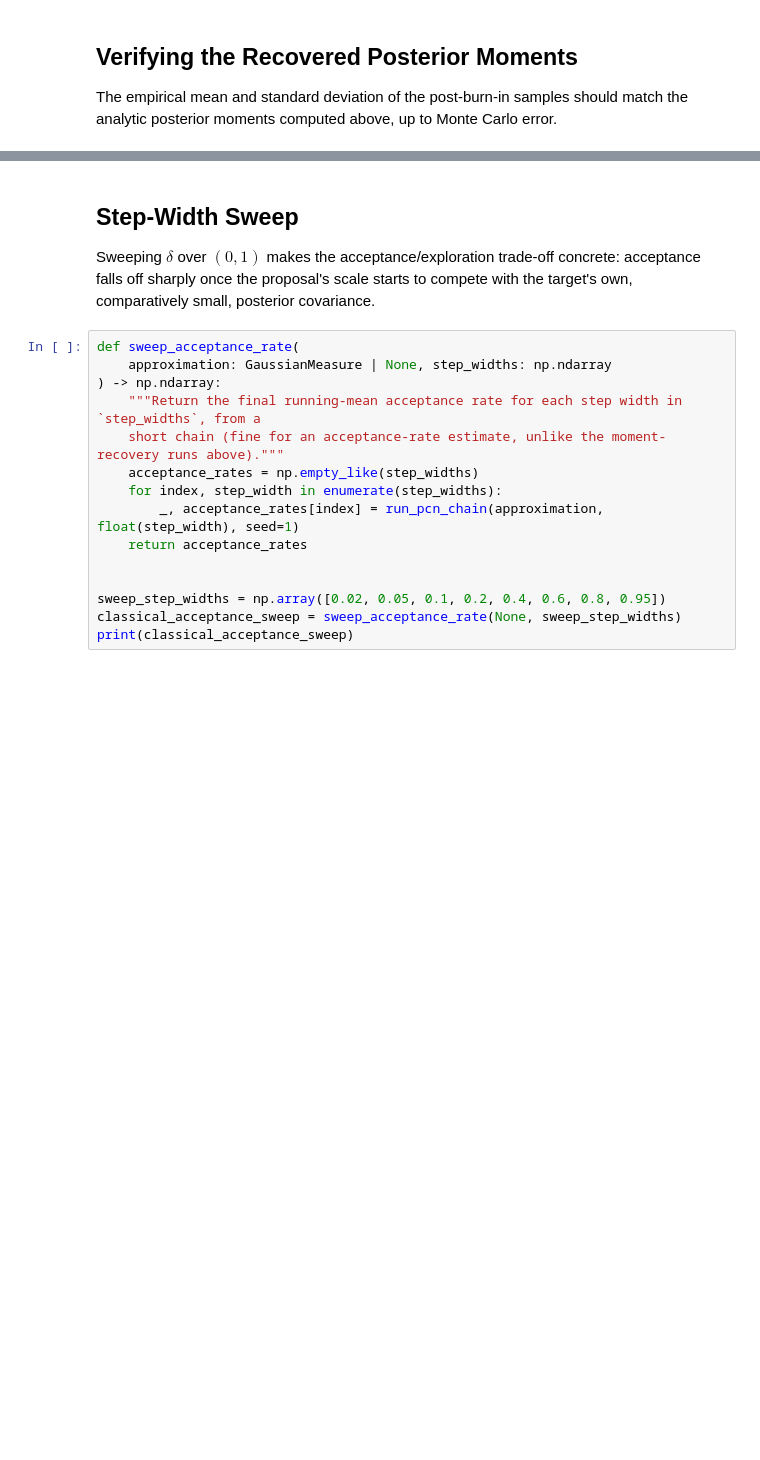
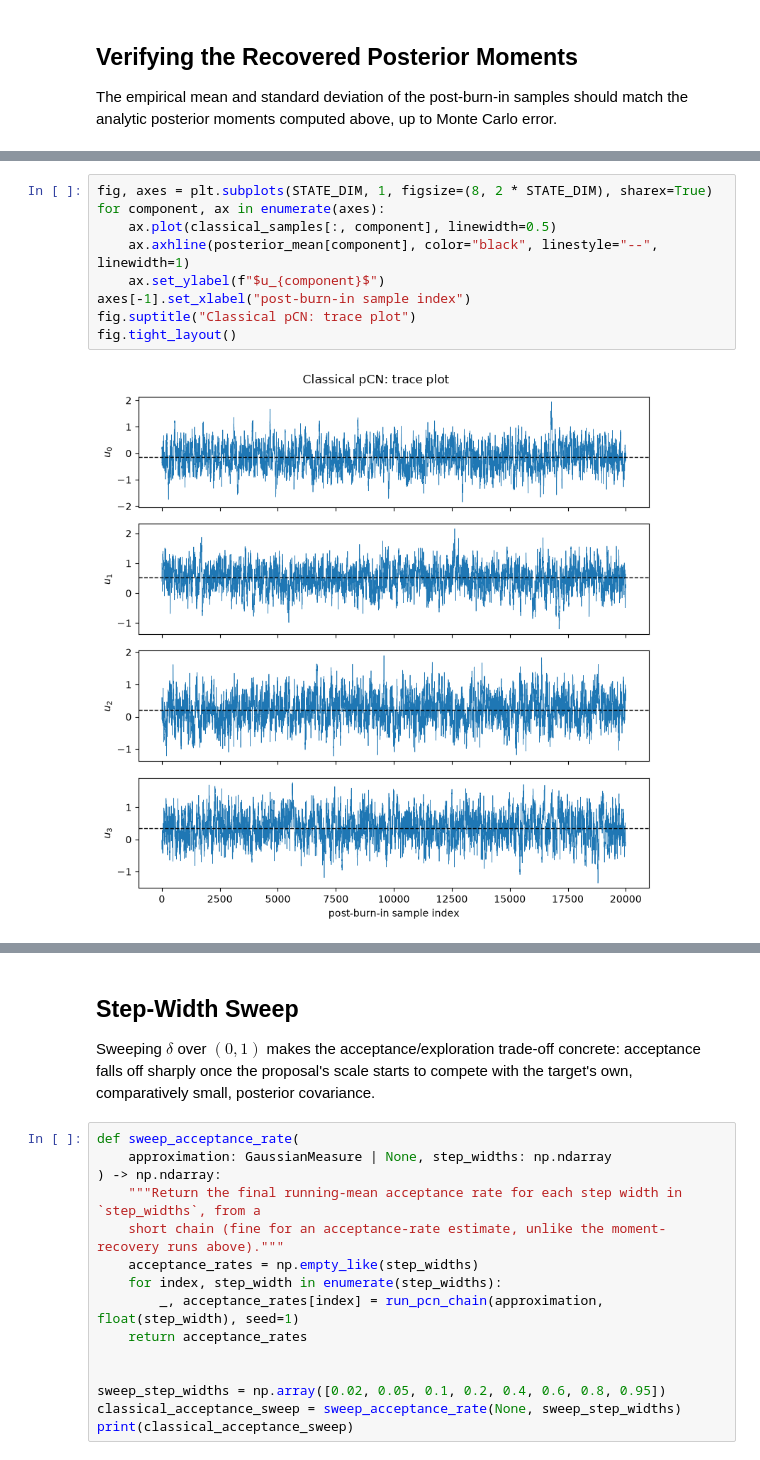
Before and after one commit to maximilian-kruse/ls-bayesian, a Jupyter notebook: tutorials/mcmc/pcn.ipynb, the cells around one changed output, grey strips where cells are left out. Saved outputs shown, nothing was run; the diff lists cells and outputs as text; blank space fills up the shorter version.

Commit message:
docs: add new visualization to tutorials

```diff
--- a/tutorials/mcmc/pcn.ipynb
+++ b/tutorials/mcmc/pcn.ipynb
@@ -218,0 +231,11 @@ report_moment_recovery(classical_samples, "Classical pCN")
+# %%
+fig, axes = plt.subplots(STATE_DIM, 1, figsize=(8, 2 * STATE_DIM), sharex=True)
+for component, ax in enumerate(axes):
+    ax.plot(classical_samples[:, component], linewidth=0.5)
+    ax.axhline(posterior_mean[component], color="black", linestyle="--", linewidth=1)
+    ax.set_ylabel(f"$u_{component}$")
+axes[-1].set_xlabel("post-burn-in sample index")
+fig.suptitle("Classical pCN: trace plot")
+fig.tight_layout()
+# %% [output]
+[figure, added]
```
Also changed, not shown: parts of 19 cells of this notebook, 2 other files.
